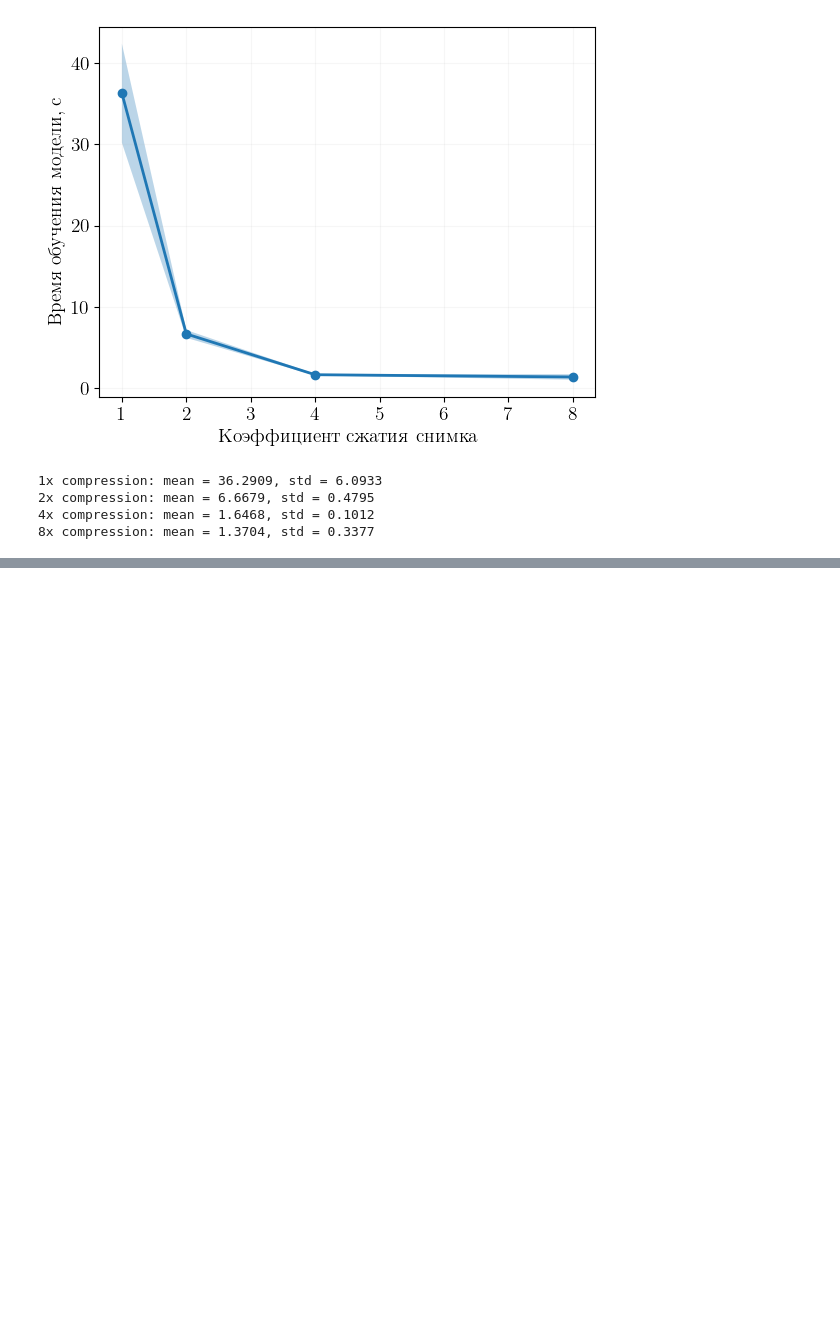
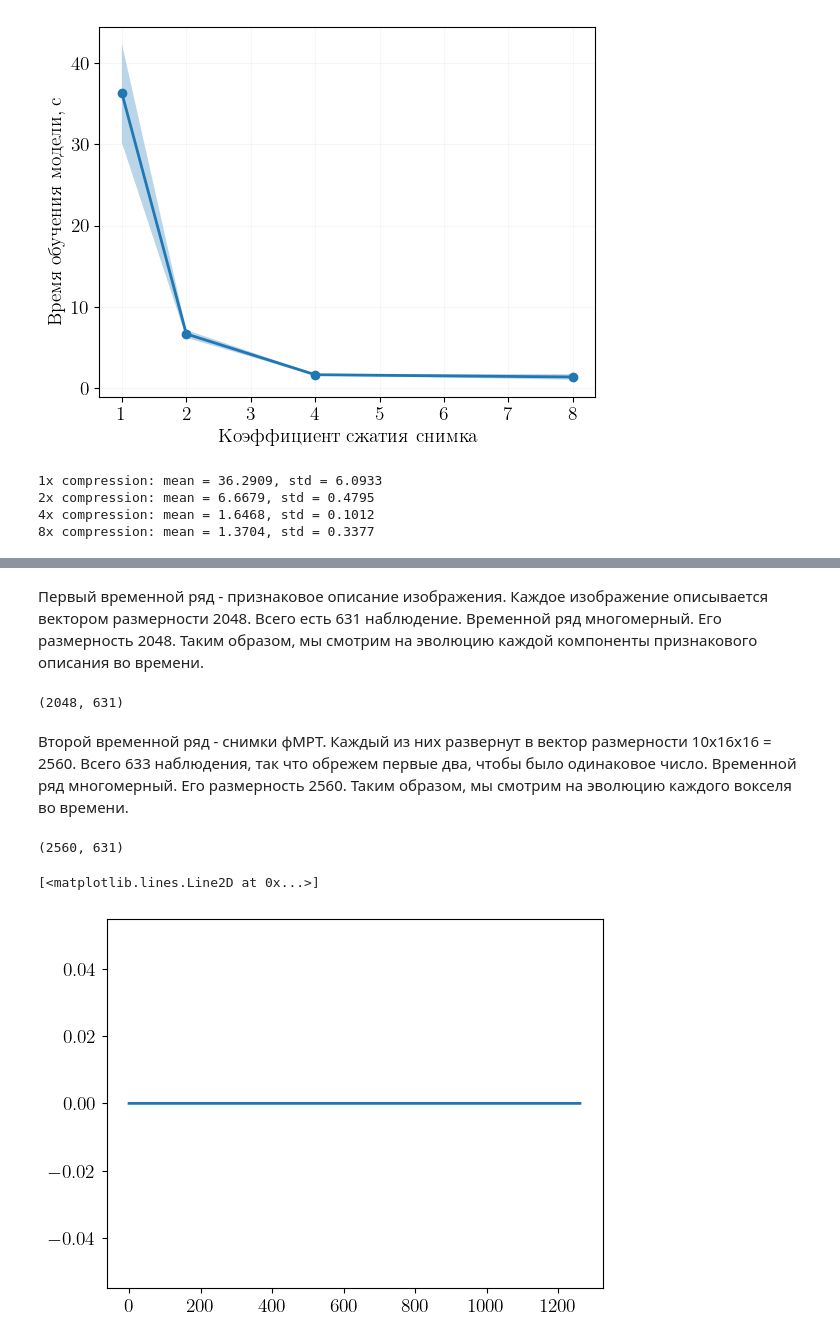
Before and after one commit to intsystems/2023-Project-112, a Jupyter notebook: code/main.ipynb, the cells around one changed output, grey strips where cells are left out. Drawn from its saved outputs; the diff is of its cells as text; code cells hidden in the pictures; blank space fills up the shorter version.

```diff
--- a/code/main.ipynb
+++ b/code/main.ipynb
@@ -615,0 +654,19 @@ print(f"8x compression: mean = {means[3]:.4f}, std = {stds[3]:.4f}")
+# %%
+sub = Sub('47')
+lindelta = LinearDeltaModel(vector_list, sub, 5, 4, 1000)
+# %% [markdown]
+Первый временной ряд - признаковое описание изображения. Каждое изображение описывается вектором размерности 2048. Всего есть 631 наблюдение.
+Временной ряд многомерный. Его размерность 2048. Таким образом, мы смотрим на эволюцию каждой компоненты признакового описания во времени.
+# %%
+ts1 = np.vstack((lindelta.X_train, lindelta.X_test)).T
+ts1.shape
+# %% [output]
+(2048, 631)
+# %% [markdown]
+Второй временной ряд - снимки фМРТ. Каждый из них развернут в вектор размерности 10x16x16 = 2560. Всего 633 наблюдения, так что обрежем первые два, чтобы было одинаковое число.
+Временной ряд многомерный. Его размерность 2560. Таким образом, мы смотрим на эволюцию каждого вокселя во времени.
+# %%
+ts2 = np.hstack((lindelta.Y_train, lindelta.Y_test)).T[2:].T
+ts2.shape
+# %% [output]
+(2560, 631)
@@ -615,0 +675,8 @@ print(f"8x compression: mean = {means[3]:.4f}, std = {stds[3]:.4f}")
+# %%
+ts1_0 = ts1[0] # первая компонента вектора признакового описания изображения -> как она меняется во времени
+ts2_0 = ts2[0] # первый воксель снимка фМРТ -> как он меняется во времени
+corr_0_0 = correlate(ts1_0, ts2_0)
+plt.plot(corr_0_0)
+# %% [output]
+[<matplotlib.lines.Line2D at 0x...>]
+[figure, added]
```
Also changed, not shown: parts of 22 cells of this notebook, 8 other files.
